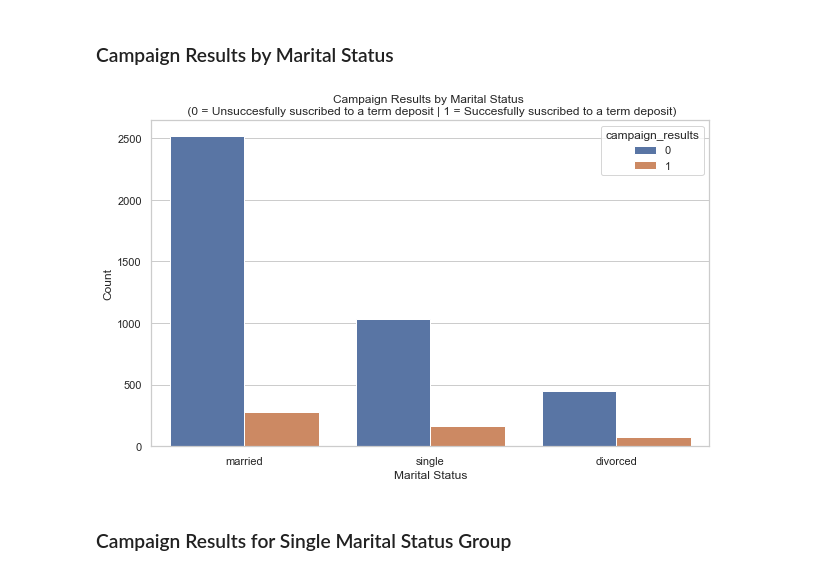
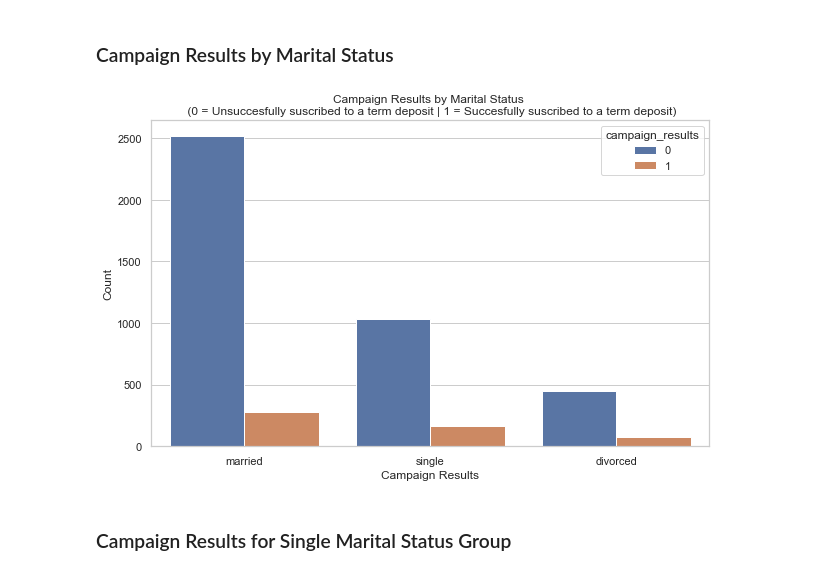
Before and after one commit to EduardoJMatosRomero/StatTechsCA1, a Jupyter notebook: Hdip_Eduardo_Julian_Matos_Romero_2023.ipynb, the cells around one changed output. Saved outputs shown, nothing was run; the diff lists cells and outputs as text; code cells hidden in the pictures.

```diff
--- a/Hdip_Eduardo_Julian_Matos_Romero_2023.ipynb
+++ b/Hdip_Eduardo_Julian_Matos_Romero_2023.ipynb
@@ -577,16 +620,16 @@ plt.tight_layout()
 # %%
 sns.set(style='whitegrid')
 plt.figure(figsize=(10, 6))
 
 sns.countplot(data=df2, x='marital', hue='campaign_results')
 
-plt.xlabel('Marital Status')
+plt.xlabel('Campaign Results')
 plt.ylabel('Count')
 plt.title('Campaign Results by Marital Status \n (0 = Unsuccesfully suscribed to a term deposit | 1 = Succesfully suscribed to a term deposit)')
 
 plt.show()
 # %% [output]
-[figure, old version]
+[figure, new version]
 # %% [markdown]
 ### Campaign Results for Single Marital Status Group
 # %%
```
Also changed, not shown: parts of 64 cells of this notebook.
